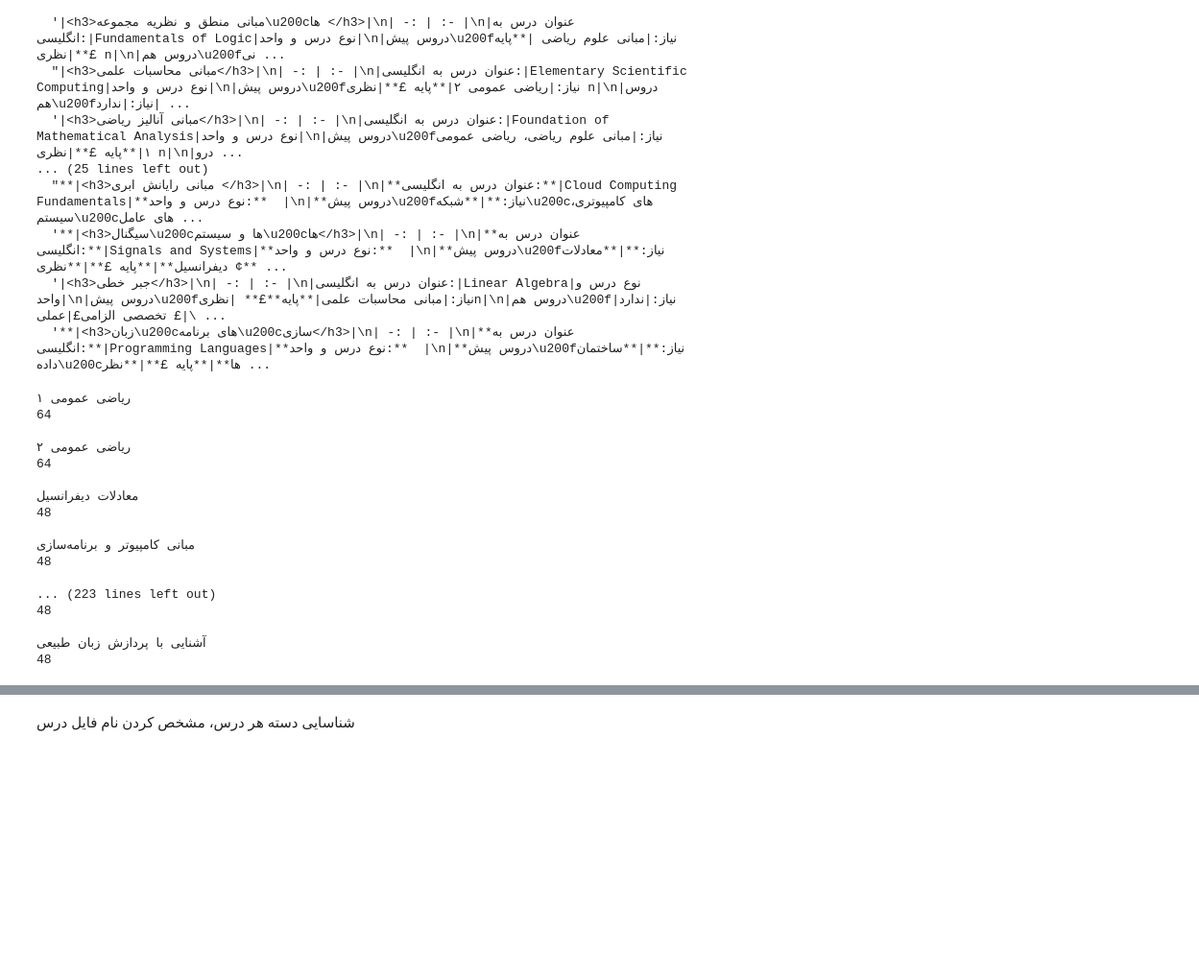
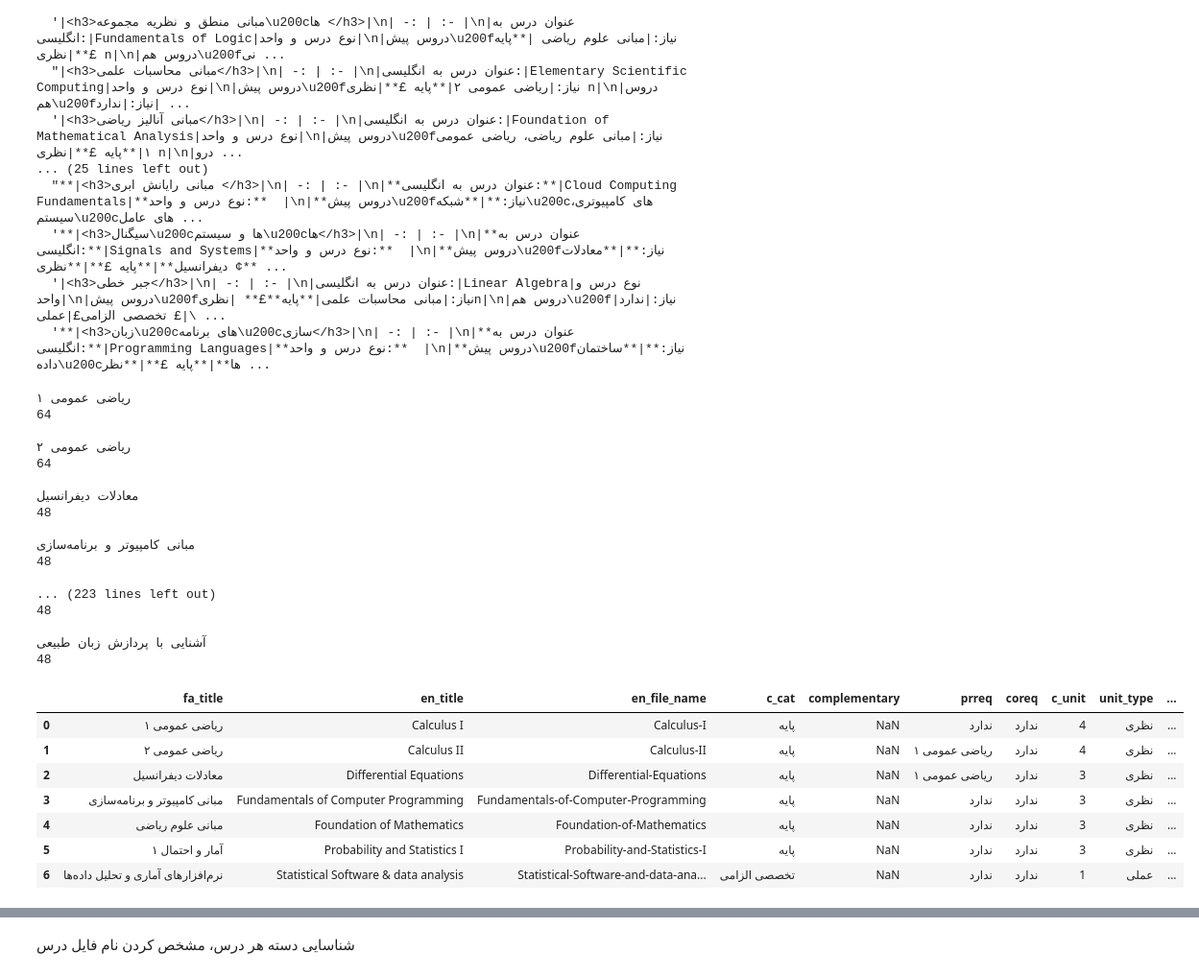
Before and after one commit to mamintoosi/mkdocs-base, a Jupyter notebook: docs/md2md.ipynb, the cells around one changed output, grey strips where cells are left out. Shown: that part at 96% size. Saved outputs shown, nothing was run; the diff lists cells and outputs as text; code cells hidden in the pictures; blank space fills up the shorter version.

```diff
--- a/docs/md2md.ipynb
+++ b/docs/md2md.ipynb
@@ -139,13 +139,14 @@ len(extracted_courses), extracted_courses
 # %%
 # Load the file into file_content
 file_content = [line for line in open('../input/CS-Chart.md')]
+file_content = [line.replace('**منابع**:', '**منابع:**') for line in file_content]
 col_names = ['fa_title','en_title','en_file_name','c_cat','complementary','prreq','coreq',\
                            'c_unit','unit_type','c_hours','c_ex','c_goal1','c_goal2','sar_fasl','c_refs']
 df = pd.DataFrame(columns=col_names)
 
 fa_col_names = ['عنوان درس به فارسی:', 'عنوان درس به انگلیسی:', 'نوع درس:', 'آموزش تکمیلی:','پیش‌نیاز:','هم‌نیاز',\
                  'تعداد واحد:', 'نوع واحد:', 'تعداد ساعت:','حل تمرین:', 'اهداف درس:', 'توانایی و شایستگی‌هایی که درس پرورش می‌دهد:',\
-                      'سرفصل درس:','منابع']
+                      'سرفصل درس:','منابع:']
 # df.set_index('fa_title',inplace = True)
 line_no = 0
 # line = file_content[line_no]
@@ -264,31 +265,39 @@ while line_no < len(file_content):
             line = file_content[line_no]
         #     # print(line_no)
 
         if line.find("عنوان درس به فارسی:") != -1:
             line_no -= 1
         this_course ={'fa_title':fa_title, 'en_title':en_title, 'en_file_name':en_file_name,'c_cat':c_cat,'prreq':prreq,'coreq':coreq,\
                            'c_unit':c_unit,'unit_type':unit_type,'c_hours':c_hours,'c_ex':c_ex,\
                             'sar_fasl':sar_fasl,'c_refs':refs}
         df = df.append(this_course,ignore_index=True)
     line_no += 1
     # print('')
 
-# df
+df.head(7)
 # %% [output]
 ریاضی عمومی ۱
 64
 
 ریاضی عمومی ۲
 64
 
 معادلات دیفرانسیل
 48
 
 مبانی کامپیوتر و برنامه‌سازی
 48
 
 ... (223 lines left out)
 48
 
 آشنایی با پردازش زبان طبیعی
 48
+|  | fa_title | en_title | en_file_name | c_cat | complementary | prreq | coreq | c_unit | unit_type | ... |
+| 0 | ریاضی عمومی ۱ | Calculus I | Calculus-I | پایه | NaN | ندارد | ندارد | 4 | نظری | ... |
+| 1 | ریاضی عمومی ۲ | Calculus II | Calculus-II | پایه | NaN | ریاضی عمومی ۱ | ندارد | 4 | نظری | ... |
+| 2 | معادلات دیفرانسیل | Differential Equations | Differential-Equations | پایه | NaN | ریاضی عمومی ۱ | ندارد | 3 | نظری | ... |
+| 3 | مبانی کامپیوتر و برنامه‌سازی | Fundamentals of Computer Programming | Fundamentals-of-Computer-Programming | پایه | NaN | ندارد | ندارد | 3 | نظری | ... |
+| 4 | مبانی علوم ریاضی | Foundation of Mathematics | Foundation-of-Mathematics | پایه | NaN | ندارد | ندارد | 3 | نظری | ... |
+| 5 | آمار و احتمال ۱ | Probability and Statistics I | Probability-and-Statistics-I | پایه | NaN | ندارد | ندارد | 3 | نظری | ... |
+| 6 | نرم‌افزارهای آماری و تحلیل داده‌ها | Statistical Software & data analysis | Statistical-Software-and-data-ana... | تخصصی الزامی | NaN | ندارد | ندارد | 1 | عملی | ... |
```
Also changed, not shown: parts of 6 cells of this notebook, 6 other files.
